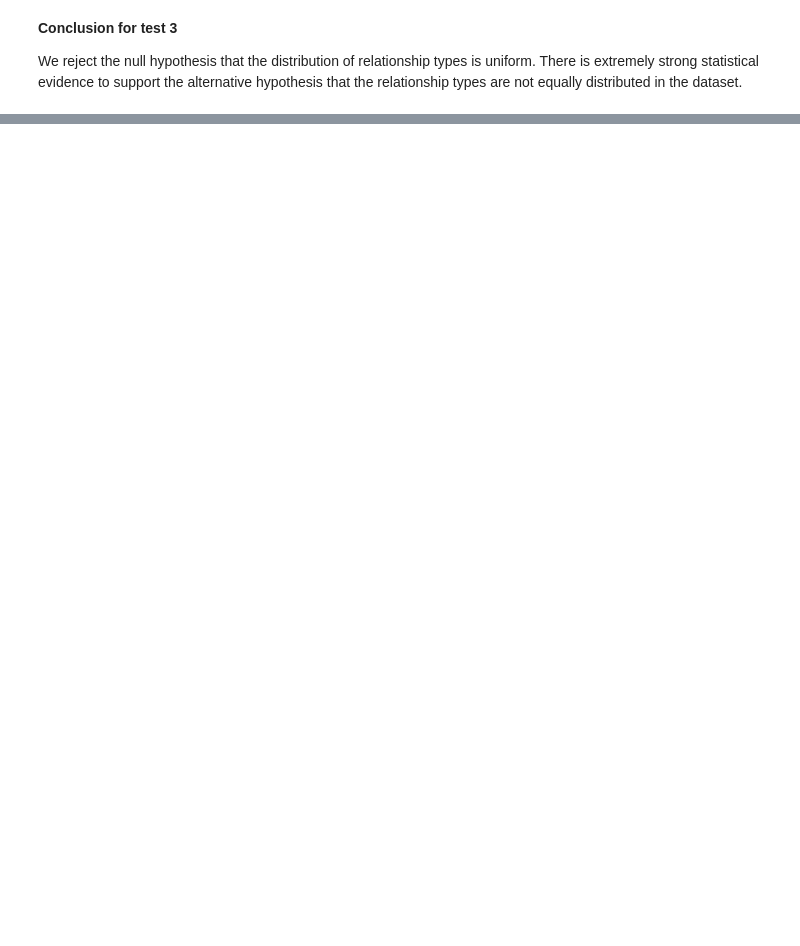
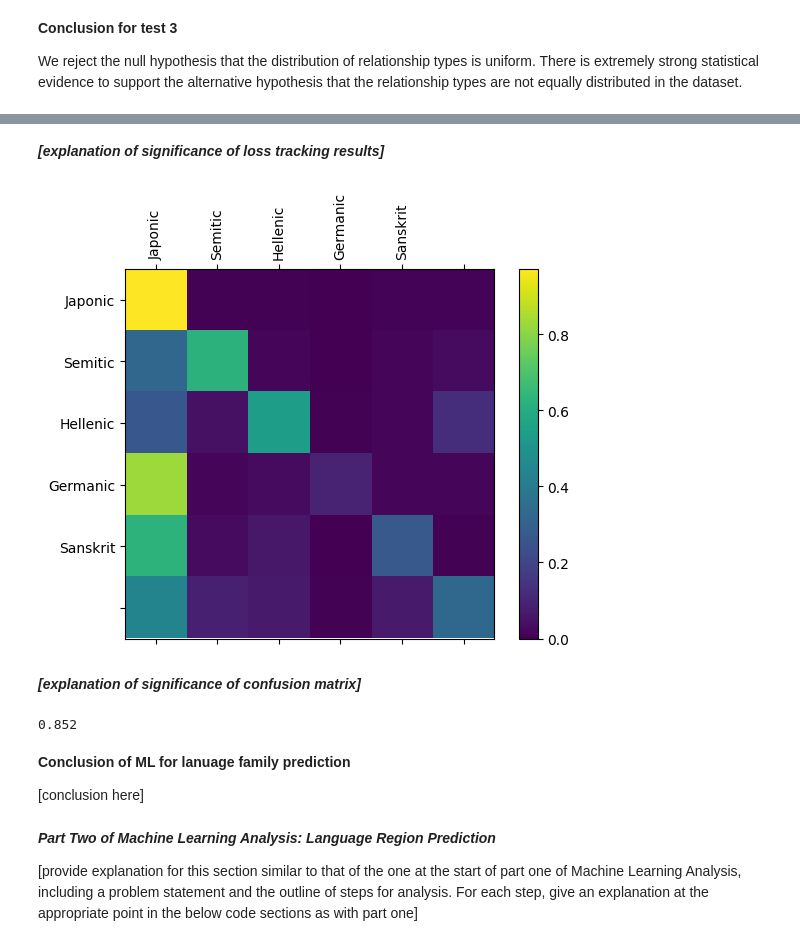
Before and after one commit to MaximilianHollis/cmsc320-final-project, a Jupyter notebook: cmsc320-etymology-project.ipynb, the cells around one changed output, grey strips where cells are left out. Cells and saved outputs as stored; diff of their text form; code cells hidden in the pictures; blank space fills up the shorter version.

Commit message:
Update with markup walkthrough outline

```diff
--- a/cmsc320-etymology-project.ipynb
+++ b/cmsc320-etymology-project.ipynb
@@ -465,0 +665,5 @@ We reject the null hypothesis that the distribution of relationship types is uni
+# %%
+# One-Hot Encoding y for MLP Classification
+enc = OneHotEncoder()
+y = enc.fit_transform(np.reshape([str(lang) for lang in ml_df['related_lang'].values], (-1, 1))).toarray()
+X_train, X_test, y_train, y_test = train_test_split(X_pca, y, test_size = test_size, random_state = seed)
@@ -465,0 +992,73 @@ We reject the null hypothesis that the distribution of relationship types is uni
+# %% [markdown]
+***[explanation of significance of loss tracking results]***
+# %%
+# Keep track of correct guesses in a confusion matrix
+confusion = torch.zeros(n_langs, n_langs)
+n_confusion = 10000
+
+# Return an output given a word
+def evaluate(word_tensor):
+    hidden = rnn.init_hidden()
+
+    for i in range(word_tensor.size()[0]):
+        output, hidden = rnn(word_tensor[i], hidden)
+
+    return output
+
+# Record which examples are correctly guessed out of many randomly sampled examples
+for i in range(n_confusion):
+    lang, word, lang_tensor, word_tensor = random_training_example()
+    output = evaluate(word_tensor)
+    guess, guess_i = lang_from_output(output)
+    lang_i = list(all_langs).index(lang)
+    confusion[lang_i][guess_i] += 1
+
+# Normalize by dividing every row by its sum
+for i in range(n_langs):
+    confusion[i] = confusion[i] / confusion[i].sum()
+
+# Set up plot
+fig = plt.figure()
+ax = fig.add_subplot(111)
+cax = ax.matshow(confusion.numpy())
+fig.colorbar(cax)
+
+# Set up axes
+ax.set_xticklabels([''] + all_langs, rotation=90)
+ax.set_yticklabels([''] + all_langs)
+
+# Force label at every tick
+ax.xaxis.set_major_locator(ticker.MultipleLocator(1))
+ax.yaxis.set_major_locator(ticker.MultipleLocator(1))
+
+# sphinx_gallery_thumbnail_number = 2
+# WARNING: CONFUSION MATRIX DOESN'T SHOW ALL LANGUAGES FOR SOME REASON
+plt.show()
+# %% [output]
+[figure, added]
+# %% [markdown]
+***[explanation of significance of confusion matrix]***
+# %%
+# Accuracy for RNN
+# Hovers around 52%, which isn't terrible
+iters = 1000
+correct = 0
+
+for _ in range(iters):
+    lang, word, lang_tensor, word_tensor = random_training_example()
+    output = evaluate(word_tensor)
+    pred_lang = lang_from_output(output)[0]
+    if (pred_lang == lang):
+        correct += 1
+
+print(correct / iters)
+# %% [output]
+0.852
+# %% [markdown]
+**Conclusion of ML for lanuage family prediction**
+
+[conclusion here]
+# %% [markdown]
+***Part Two of Machine Learning Analysis: Language Region Prediction***
+
+[provide explanation for this section similar to that of the one at the start of part one of Machine Learning Analysis, including a problem statement and the outline of steps for analysis. For each step, give an explanation at the appropriate point in the below code sections as with part one]
```
Also changed, not shown: parts of 52 cells of this notebook.
